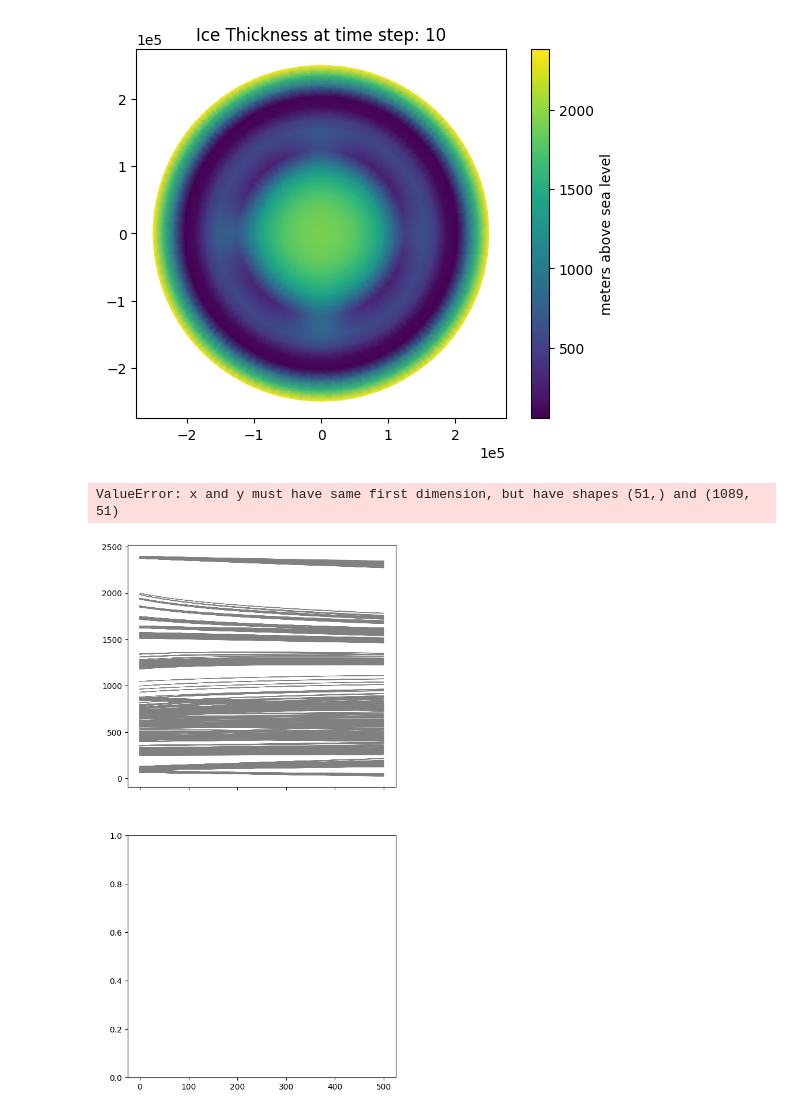
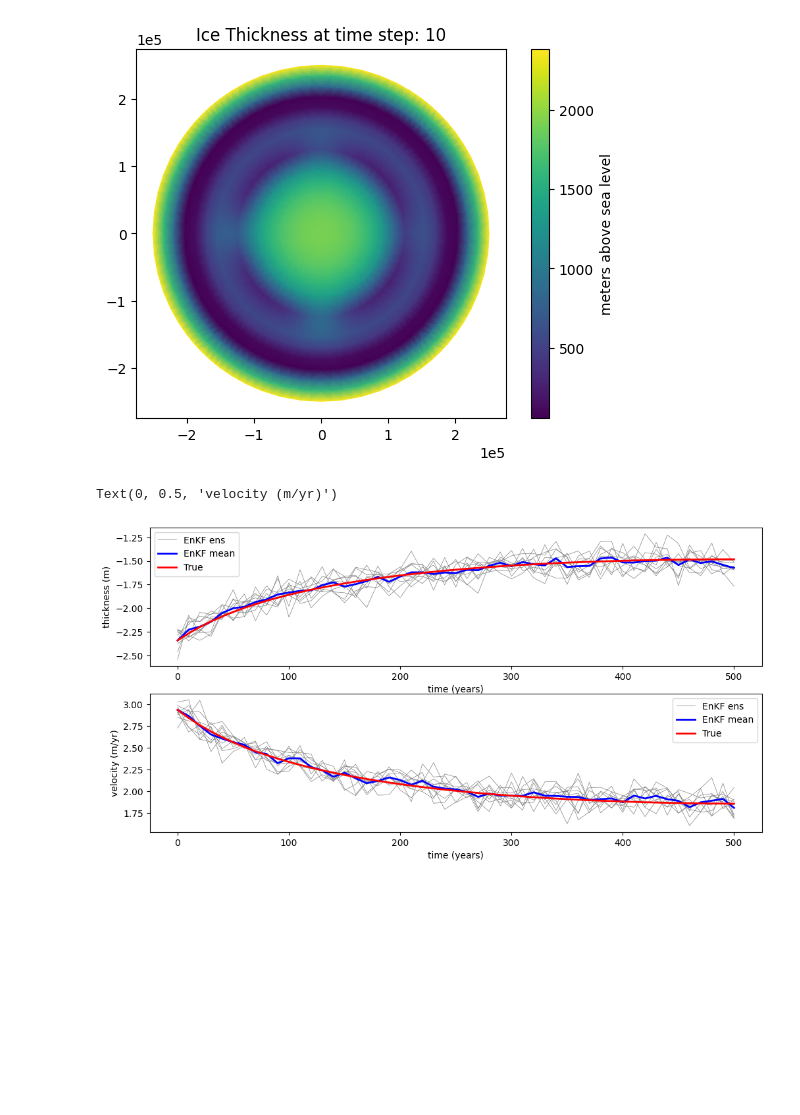
Before and after one commit to KYANJO/Data_assimilation_project, a Jupyter notebook: bin/python_wrapper.ipynb, the cells around one changed output. Cells and saved outputs as stored; diff of their text form; code cells hidden in the pictures; blank space fills up the shorter version.

Commit message:
WIP: icepack with enkf

```diff
--- a/bin/python_wrapper.ipynb
+++ b/bin/python_wrapper.ipynb
@@ -534,6 +514,13 @@ axes.set_title("Ice Thickness at time step: {}".format(step))
 # %% [output]
 Text(0.5, 1.0, 'Ice Thickness at time step: 10')
 [figure]
+# %%
+obs_vir = statevec_true + (np.random.normal(0,sig_obs,nd)).reshape(nd,1)
+hu_obs = Obs(obs_vir, params["m_obs"])
+# print(hu_obs.shape)
+ts_obs = np.arange(10,140+1,10)*tm
+# ts_obs = np.linspace(10,140,hu_obs.shape[1])*tm/nt
+idx_obs = np.nonzero(np.isin(t, ts_obs))[0]
 # %%
 # Intialize ensemble
 statevec_bg = np.zeros((nd,nt+1))
@@ -607,23 +594,47 @@ for k in tqdm.trange(nt):
     statevec_ens_full[:,:,k+1] = statevec_ens
 # %%
 # --- Plot the h and u with assimilation ---
-fig, axes = plt.subplots(2, 1, figsize=(6, 12), sharex=True)
+import warnings
+warnings.filterwarnings("ignore")
+fig, axes = plt.subplots(2, 1, figsize=(12, 6))
 
 hu_obs = Obs(statevec_true, params["m_obs"])
 
 # plot thickness h
-h_enkf_ens = statevec_ens_full[:hdim,:,:].T
-h_enkf_mean = statevec_ens_mean[:hdim,:]
-h_true = statevec_true[:hdim,:].T
+# h_enkf_ens = statevec_ens_full[:hdim,:,:].T
+h_enkf_ens = statevec_ens_full[hdim,:,:].T
+h_enkf_mean = statevec_ens_mean[hdim,:]
+h_true = statevec_true[hdim,:].T
+h_obs = hu_obs[:hdim]; h_obs = h_obs[-1,:]
+
 for i in range(h_enkf_ens.shape[1]):
     axes[0].plot(t,h_enkf_ens[:,i], 'k', lw=0.5, color='gray', label="EnKF ens" if i == 0 else "")
 
 axes[0].plot(t, h_enkf_mean, 'k', lw=2, color='blue', label="EnKF mean")
 axes[0].plot(t, h_true, 'k', lw=2, color='red', label="True")
-# axes[0].plot(t_m, hu_obs[-1,:], 'ko', label="Obs")
+# axes[0].scatter(ts_obs, h_obs, color='orange', s=30, edgecolor='black', label='Obs', zorder=3)
+axes[0].legend(loc='best')
+axes[0].set_xlabel("time (years)")
+axes[0].set_ylabel("thickness (m)")
+
+# plot velocity u
+u_vec_enkf_ens = statevec_ens_full[2*hdim,:,:].T
+v_vec_enkf_ens = statevec_ens_full[-1,:,:].T
+u_enkf_ens = np.sqrt(u_vec_enkf_ens**2 + v_vec_enkf_ens**2)
+u_enkf_mean = np.sqrt(statevec_ens_mean[2*hdim,:]**2 + statevec_ens_mean[-1,:]**2)
+u_true = np.sqrt(statevec_true[2*hdim,:]**2 + statevec_true[-1,:]**2)
+
+for i in range(u_enkf_ens.shape[1]):
+    axes[1].plot(t, u_enkf_ens[:,i], 'k', lw=0.5, color='gray', label="EnKF ens" if i == 0 else "")
+
+axes[1].plot(t, u_enkf_mean, 'k', lw=2, color='blue', label="EnKF mean")
+axes[1].plot(t, u_true, 'k', lw=2, color='red', label="True")
+axes[1].legend(loc='best')
+axes[1].set_xlabel("time (years)")
+axes[1].set_ylabel("velocity (m/yr)")
 # %% [output]
-ValueError: x and y must have same first dimension, but have shapes (51,) and (1089, 51)
+Text(0, 0.5, 'velocity (m/yr)')
-[figure, old version]
+[figure, new version]
 # %%
 h_enkf_mean = statevec_ens_mean[:hdim,:]
 # mid profile of h
```
Also changed, not shown: parts of 7 cells of this notebook.
